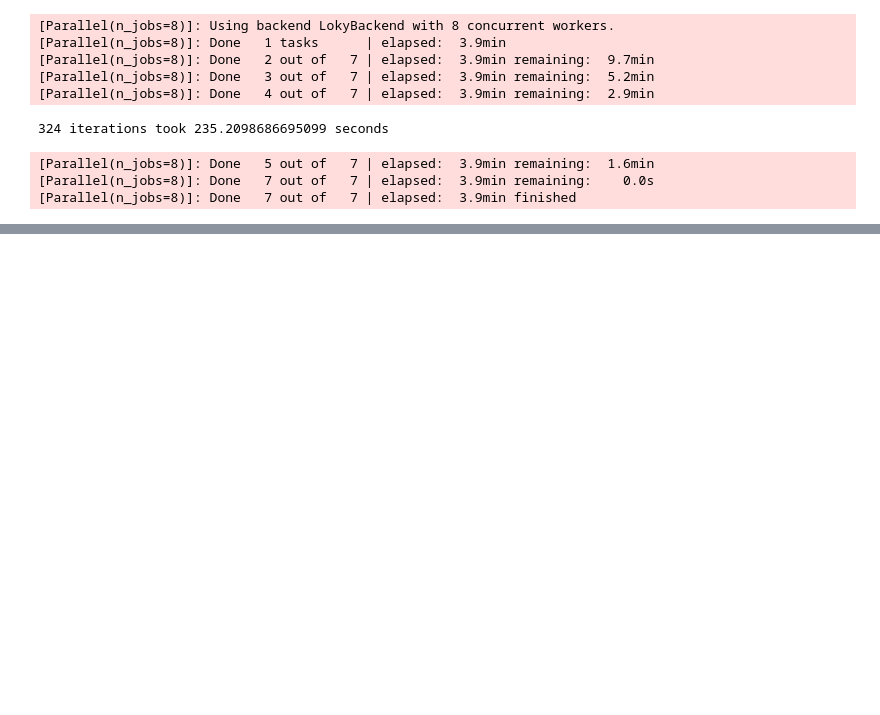
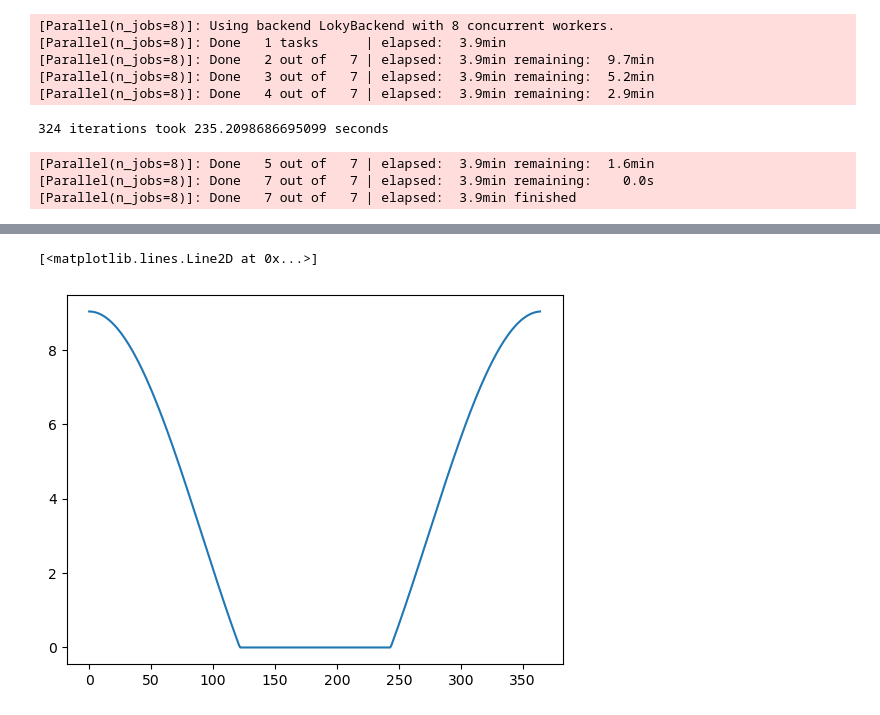
Before and after one commit to eroubenoff/BICS_ABM, a Jupyter notebook: Analysis 2.ipynb, the cells around one changed output, grey strips where cells are left out. Drawn from its saved outputs; the diff is of its cells as text; code cells hidden in the pictures; blank space fills up the shorter version.

```diff
--- a/Analysis 2.ipynb
+++ b/Analysis 2.ipynb
@@ -202,0 +242,8 @@ ax[2].set_xlabel("Vaccine Uptake Rate")
+# %%
+beta0 = 3.01
+beta1 = 2
+v = [max(0, beta0 * (1+beta1*np.cos((2*np.pi)/365*t))) for t in range(365)]
+plt.plot(v)
+# %% [output]
+[<matplotlib.lines.Line2D at 0x...>]
+[figure, added]
```
Also changed, not shown: parts of 15 cells of this notebook, 1 other file.
